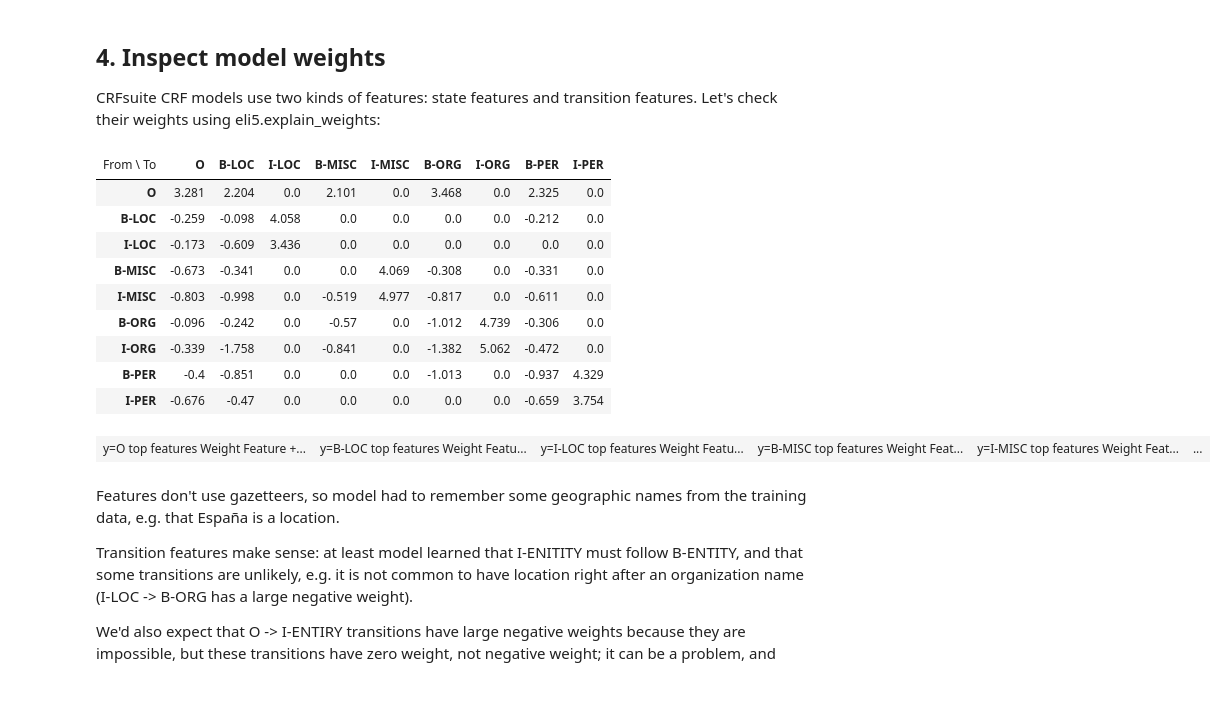
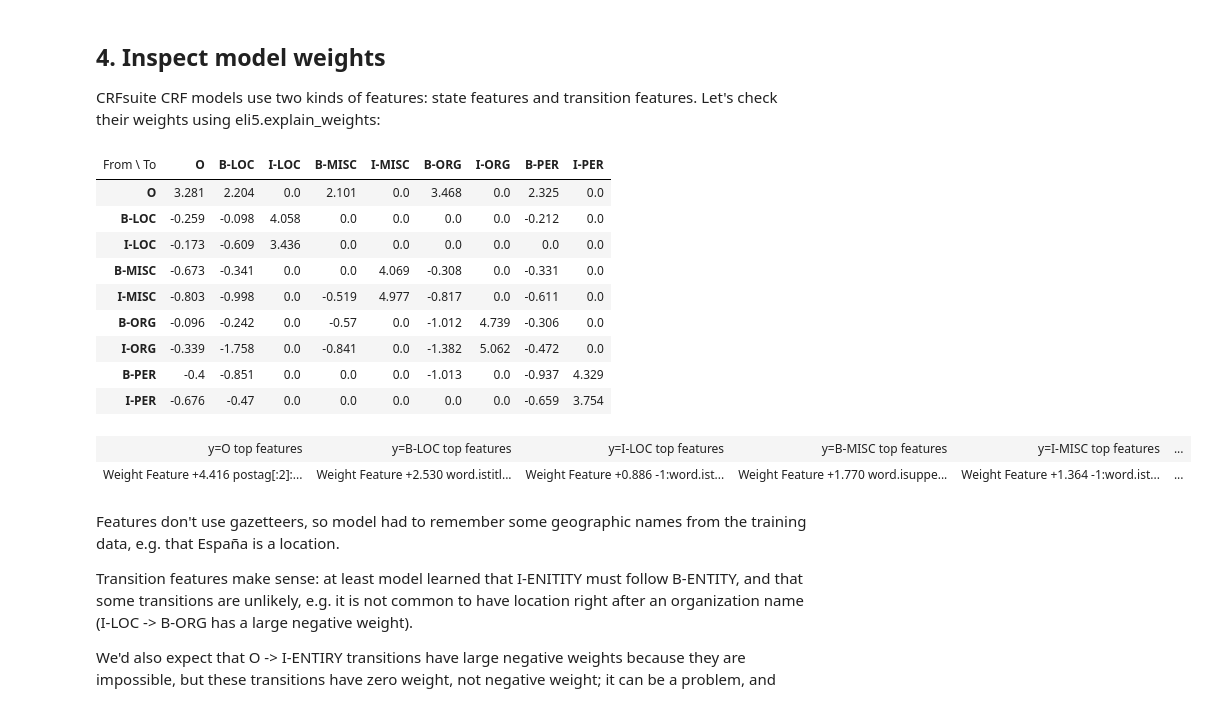
Before and after one commit to TeamHG-Memex/eli5, a Jupyter notebook: notebooks/sklearn-crfsuite.ipynb, the cells around one changed output. Saved outputs shown, nothing was run; the diff lists cells and outputs as text; code cells hidden in the pictures.

```diff
--- a/notebooks/sklearn-crfsuite.ipynb
+++ b/notebooks/sklearn-crfsuite.ipynb
@@ -132,19 +132,20 @@ crf.fit(X_train, y_train);
 CRFsuite CRF models use two kinds of features: state features and transition features. Let's check their weights
 using eli5.explain_weights:
 # %%
-eli5.explain_weights(crf, top=30)
+eli5.show_weights(crf, top=30)
 # %% [output]
 | From \ To | O | B-LOC | I-LOC | B-MISC | I-MISC | B-ORG | I-ORG | B-PER | I-PER |
 | O | 3.281 | 2.204 | 0.0 | 2.101 | 0.0 | 3.468 | 0.0 | 2.325 | 0.0 |
 | B-LOC | -0.259 | -0.098 | 4.058 | 0.0 | 0.0 | 0.0 | 0.0 | -0.212 | 0.0 |
 | I-LOC | -0.173 | -0.609 | 3.436 | 0.0 | 0.0 | 0.0 | 0.0 | 0.0 | 0.0 |
 | B-MISC | -0.673 | -0.341 | 0.0 | 0.0 | 4.069 | -0.308 | 0.0 | -0.331 | 0.0 |
 | I-MISC | -0.803 | -0.998 | 0.0 | -0.519 | 4.977 | -0.817 | 0.0 | -0.611 | 0.0 |
 | B-ORG | -0.096 | -0.242 | 0.0 | -0.57 | 0.0 | -1.012 | 4.739 | -0.306 | 0.0 |
 | I-ORG | -0.339 | -1.758 | 0.0 | -0.841 | 0.0 | -1.382 | 5.062 | -0.472 | 0.0 |
 | B-PER | -0.4 | -0.851 | 0.0 | 0.0 | 0.0 | -1.013 | 0.0 | -0.937 | 4.329 |
 | I-PER | -0.676 | -0.47 | 0.0 | 0.0 | 0.0 | 0.0 | 0.0 | -0.659 | 3.754 |
-| y=O top features Weight Feature +... | y=B-LOC top features Weight Featu... | y=I-LOC top features Weight Featu... | y=B-MISC top features Weight Feat... | y=I-MISC top features Weight Feat... | ... |
+| y=O top features | y=B-LOC top features | y=I-LOC top features | y=B-MISC top features | y=I-MISC top features | ... |
+| Weight Feature +4.416 postag[:2]:... | Weight Feature +2.530 word.istitl... | Weight Feature +0.886 -1:word.ist... | Weight Feature +1.770 word.isuppe... | Weight Feature +1.364 -1:word.ist... | ... |
 # %% [markdown]
 Features don't use gazetteers, so model had to remember some geographic names from the training data, e.g. that España is a location.
 
```
Also changed, not shown: parts of 4 cells of this notebook, 8 other files.
